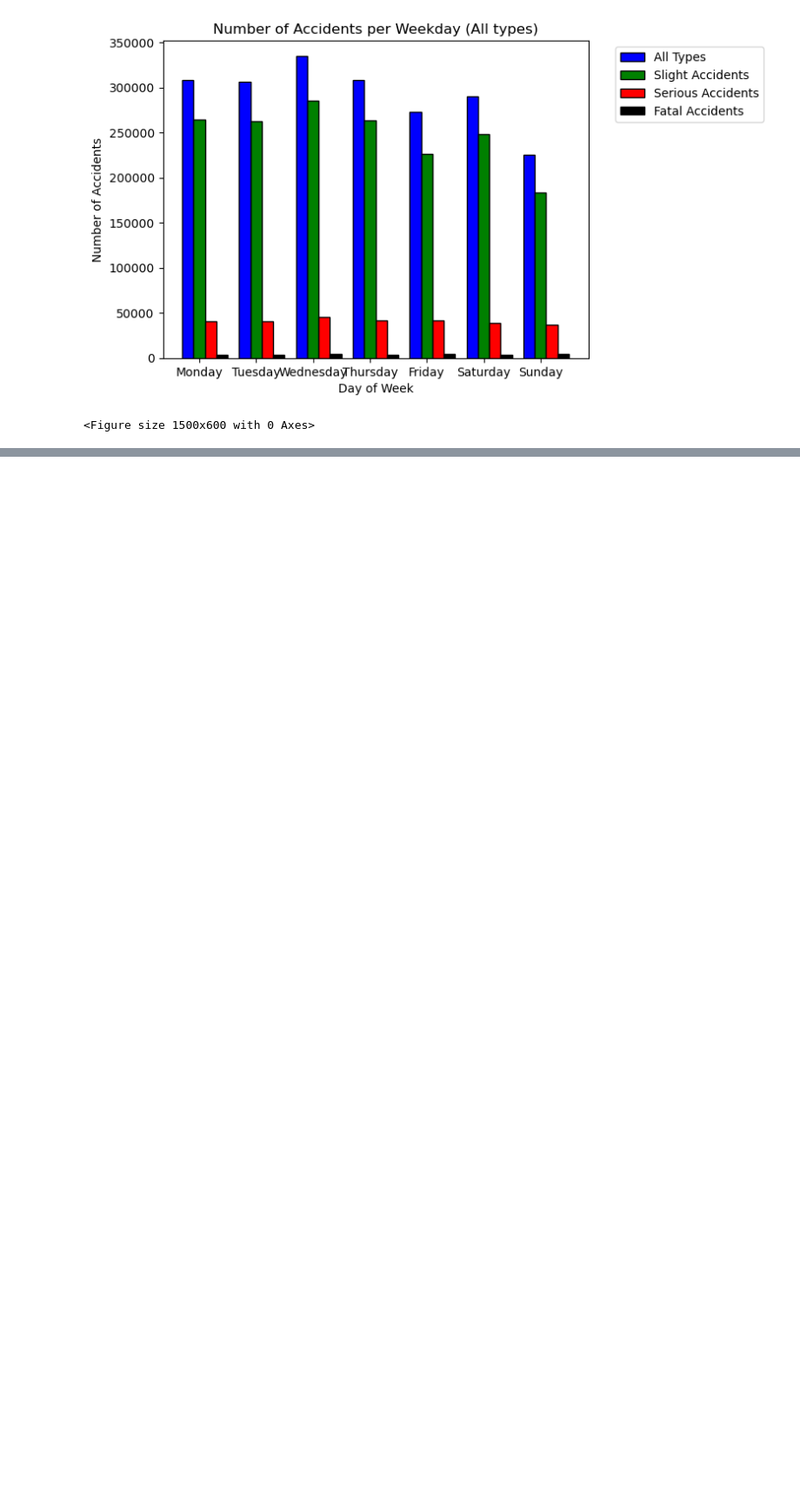
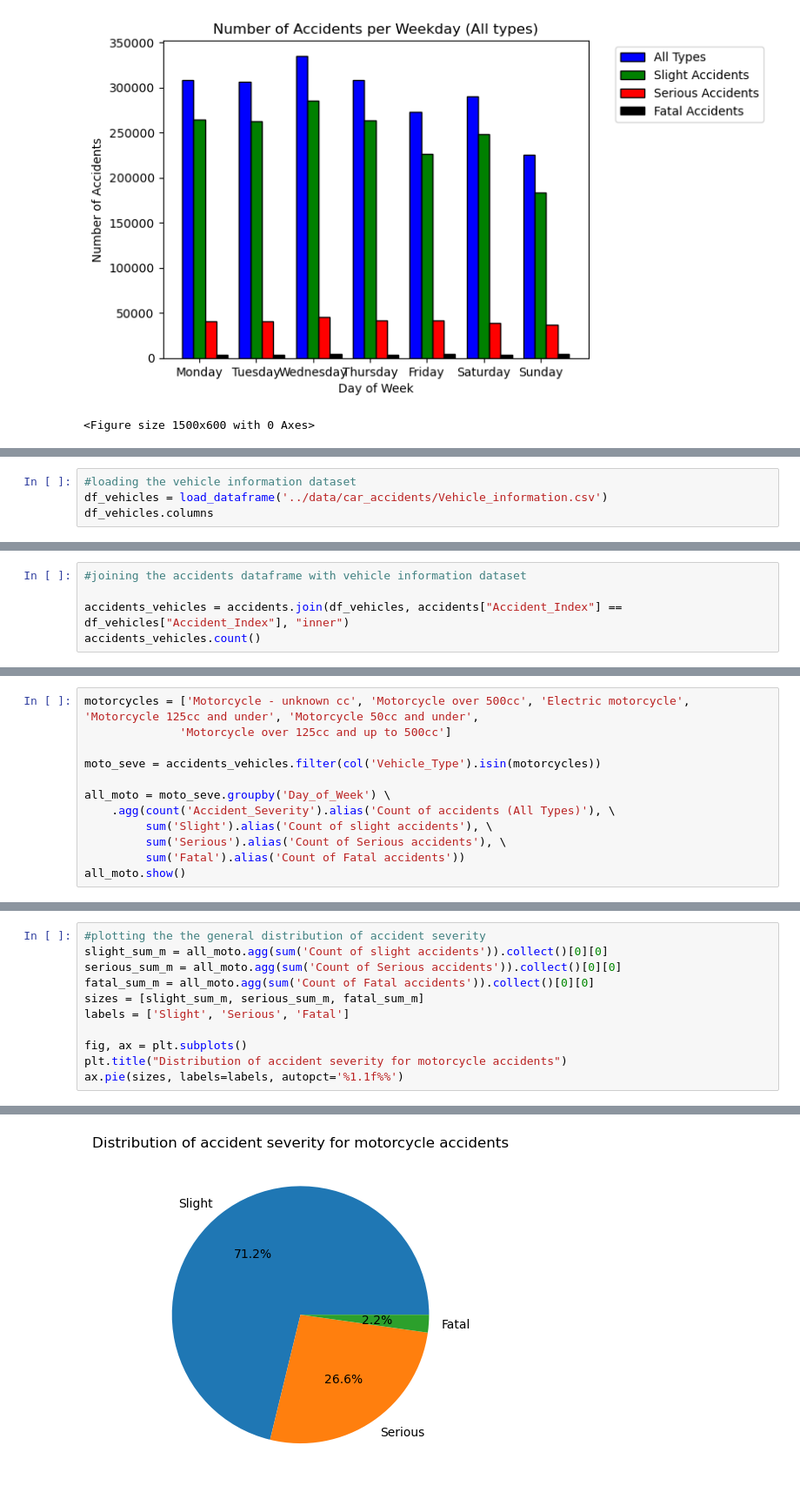
Before and after one commit to stachu123/car-accidents-pyspark, a Jupyter notebook: Car_accidents.ipynb, the cells around one changed output, grey strips where cells are left out. Shown at 87% size. Cells and saved outputs as stored; diff of their text form; blank space fills up the shorter version.

```diff
--- a/Car_accidents.ipynb
+++ b/Car_accidents.ipynb
@@ -176,0 +232,4 @@ plt.show()
+# %%
+#loading the vehicle information dataset
+df_vehicles = load_dataframe('../data/car_accidents/Vehicle_information.csv')
+df_vehicles.columns
@@ -176,0 +271,5 @@ plt.show()
+# %%
+#joining the accidents dataframe with vehicle information dataset
+
+accidents_vehicles = accidents.join(df_vehicles, accidents["Accident_Index"] == df_vehicles["Accident_Index"], "inner")
+accidents_vehicles.count()
@@ -176,0 +298,12 @@ plt.show()
+# %%
+motorcycles = ['Motorcycle - unknown cc', 'Motorcycle over 500cc', 'Electric motorcycle', 'Motorcycle 125cc and under', 'Motorcycle 50cc and under',
+              'Motorcycle over 125cc and up to 500cc']
+
+moto_seve = accidents_vehicles.filter(col('Vehicle_Type').isin(motorcycles))
+
+all_moto = moto_seve.groupby('Day_of_Week') \
+    .agg(count('Accident_Severity').alias('Count of accidents (All Types)'), \
+         sum('Slight').alias('Count of slight accidents'), \
+         sum('Serious').alias('Count of Serious accidents'), \
+         sum('Fatal').alias('Count of Fatal accidents'))
+all_moto.show()
@@ -176,0 +322,12 @@ plt.show()
+# %%
+#plotting the the general distribution of accident severity
+slight_sum_m = all_moto.agg(sum('Count of slight accidents')).collect()[0][0]
+serious_sum_m = all_moto.agg(sum('Count of Serious accidents')).collect()[0][0]
+fatal_sum_m = all_moto.agg(sum('Count of Fatal accidents')).collect()[0][0]
+sizes = [slight_sum_m, serious_sum_m, fatal_sum_m]
+labels = ['Slight', 'Serious', 'Fatal']
+
+fig, ax = plt.subplots()
+plt.title("Distribution of accident severity for motorcycle accidents")
+ax.pie(sizes, labels=labels, autopct='%1.1f%%')
+# %% [output]
@@ -176,0 +343 @@ plt.show()
+[figure, added]
```
Also changed, not shown: parts of 15 cells of this notebook.
